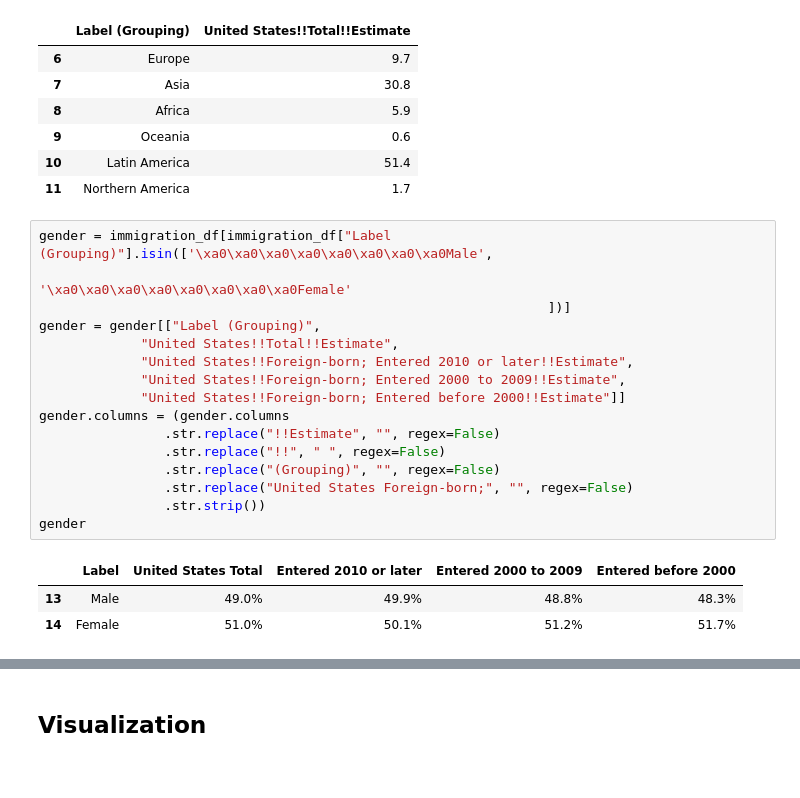
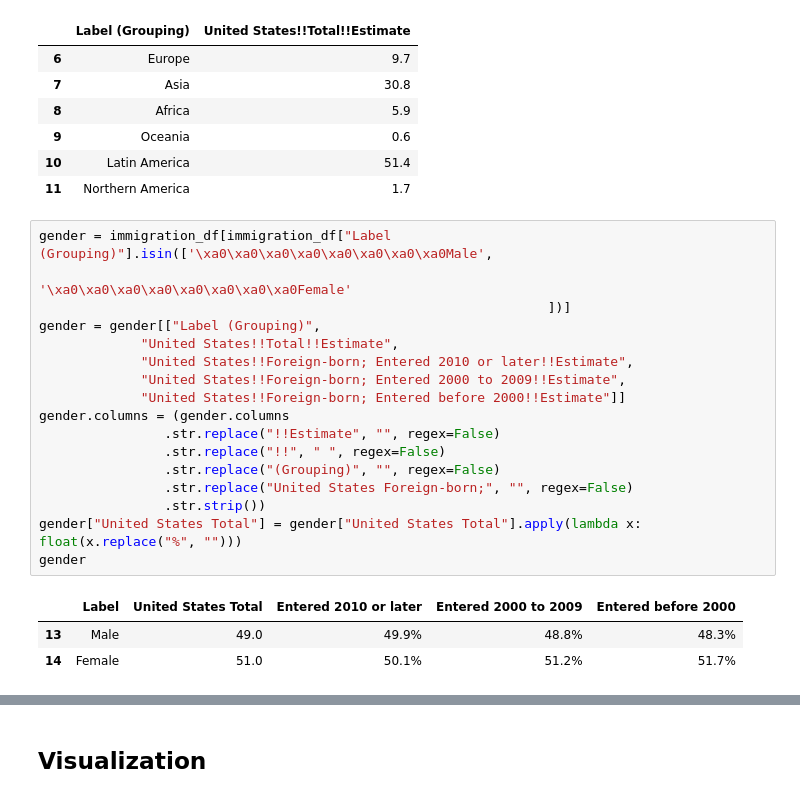
Before and after one commit to kevin-solano/data-227-project, a Jupyter notebook: midterm_checkin_2.ipynb, the cells around one changed output, grey strips where cells are left out. Cells and saved outputs as stored; diff of their text form.

```diff
--- a/midterm_checkin_2.ipynb
+++ b/midterm_checkin_2.ipynb
@@ -45,23 +45,24 @@ race_df
 # %%
 gender = immigration_df[immigration_df["Label (Grouping)"].isin(['\xa0\xa0\xa0\xa0\xa0\xa0\xa0\xa0Male',
                                                                  '\xa0\xa0\xa0\xa0\xa0\xa0\xa0\xa0Female'
                                                                  ])]
 gender = gender[["Label (Grouping)",
              "United States!!Total!!Estimate",
              "United States!!Foreign-born; Entered 2010 or later!!Estimate",
              "United States!!Foreign-born; Entered 2000 to 2009!!Estimate",
              "United States!!Foreign-born; Entered before 2000!!Estimate"]]
 gender.columns = (gender.columns
                 .str.replace("!!Estimate", "", regex=False)
                 .str.replace("!!", " ", regex=False)
                 .str.replace("(Grouping)", "", regex=False)
                 .str.replace("United States Foreign-born;", "", regex=False)
                 .str.strip())
+gender["United States Total"] = gender["United States Total"].apply(lambda x: float(x.replace("%", "")))
 gender
 # %% [output]
 |  | Label | United States Total | Entered 2010 or later | Entered 2000 to 2009 | Entered before 2000 |
-| 13 | Male | 49.0% | 49.9% | 48.8% | 48.3% |
-| 14 | Female | 51.0% | 50.1% | 51.2% | 51.7% |
+| 13 | Male | 49.0 | 49.9% | 48.8% | 48.3% |
+| 14 | Female | 51.0 | 50.1% | 51.2% | 51.7% |
 # %%
 age = immigration_df[immigration_df["Label (Grouping)"].isin(['\xa0\xa0\xa0\xa0\xa0\xa0\xa0\xa0Under 5 years',
                                                                          '\xa0\xa0\xa0\xa0\xa0\xa0\xa0\xa0to 17 years',
```
Also changed, not shown: parts of 3 cells of this notebook.
